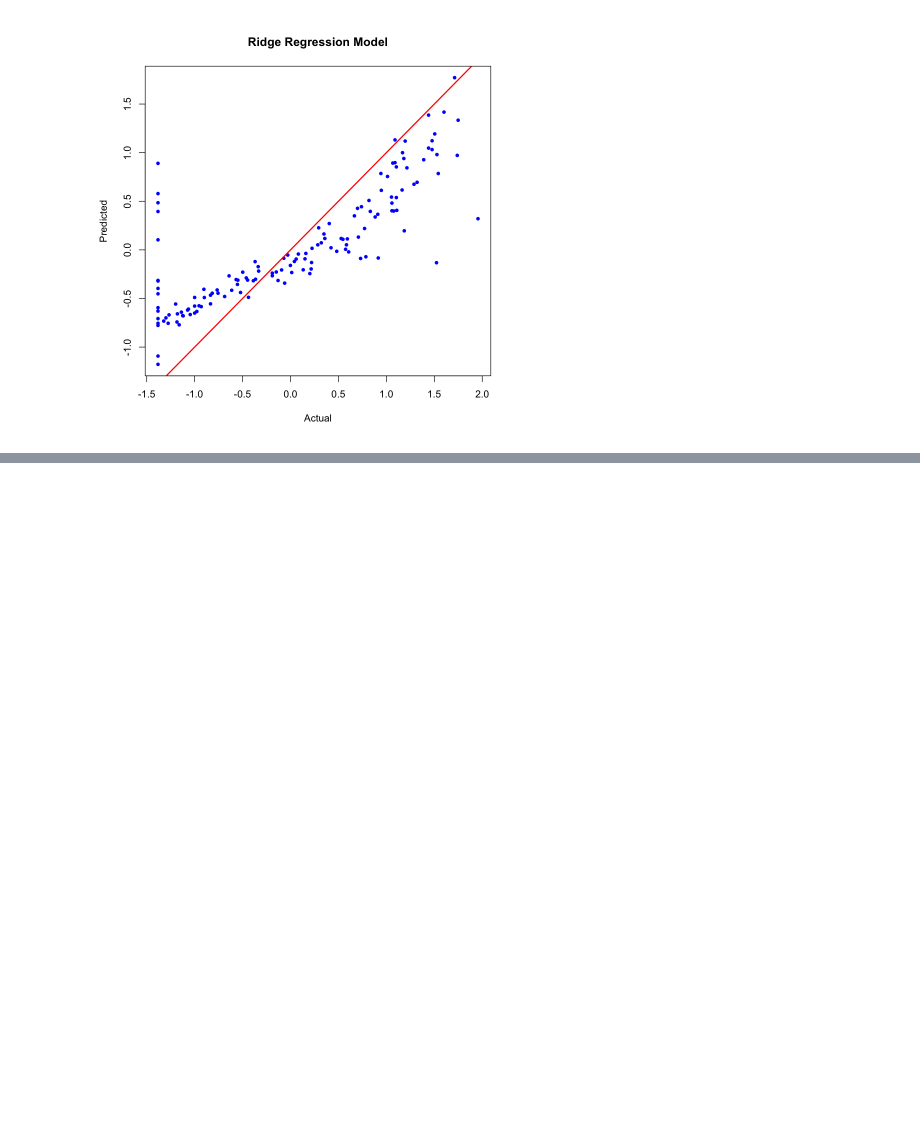
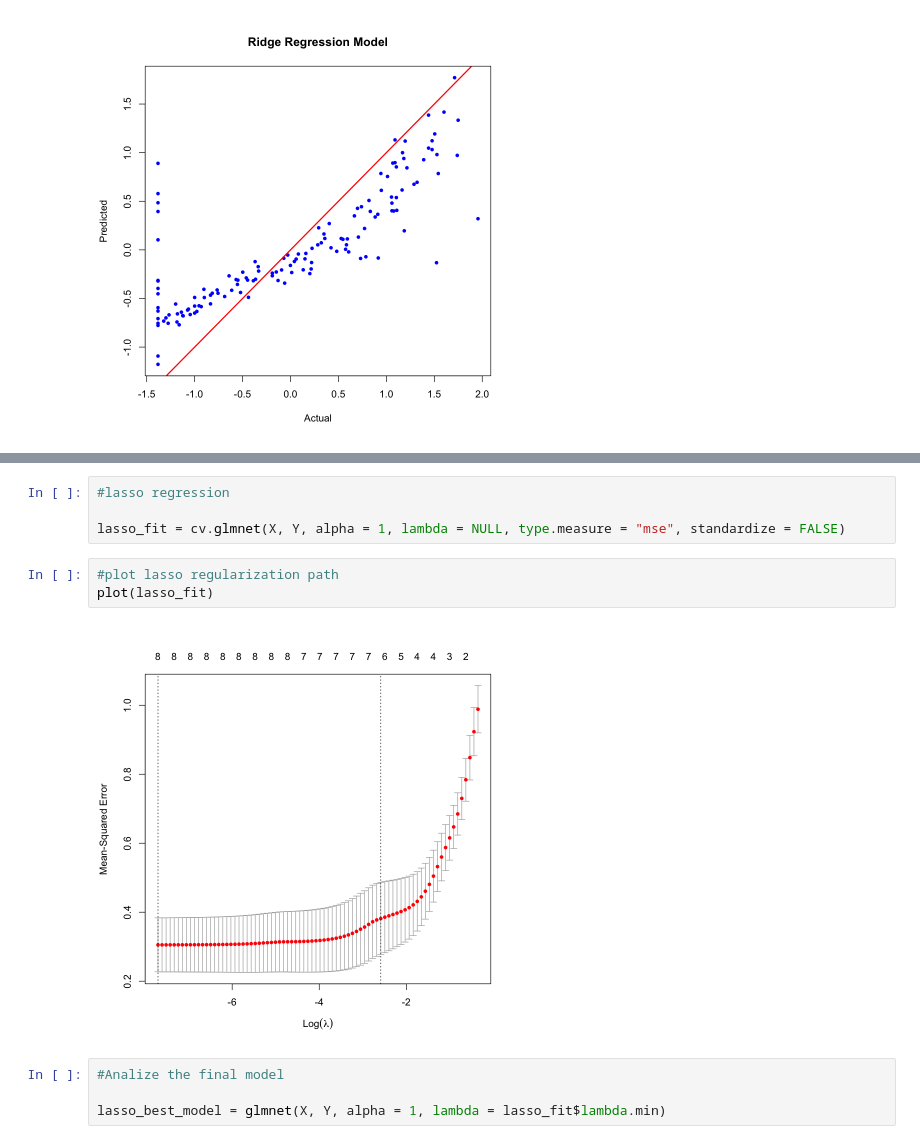
Before and after one commit to I-dontlikeit/512-project-group-10, a Jupyter notebook: code/models.ipynb, the cells around one changed output, grey strips where cells are left out. Cells and saved outputs as stored; diff of their text form; blank space fills up the shorter version.

Commit message:
Lasso regression model

```diff
--- a/code/models.ipynb
+++ b/code/models.ipynb
@@ -307,0 +317,13 @@ abline(0, 1, col = "red", lwd = 2)
+# %%
+#lasso regression
+
+lasso_fit = cv.glmnet(X, Y, alpha = 1, lambda = NULL, type.measure = "mse", standardize = FALSE)
+# %%
+#plot lasso regularization path
+plot(lasso_fit)
+# %% [output]
+[figure, added]
+# %%
+#Analize the final model
+
+lasso_best_model = glmnet(X, Y, alpha = 1, lambda = lasso_fit$lambda.min)
```
Also changed, not shown: parts of 6 cells of this notebook.
